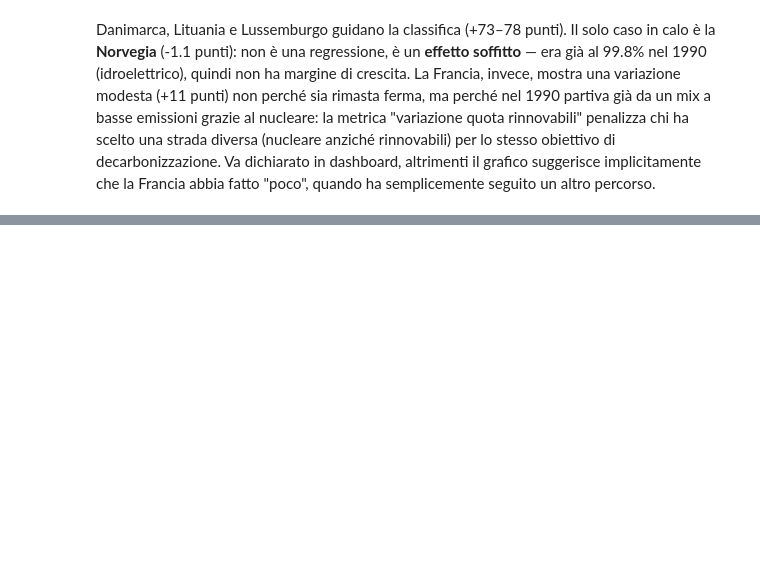
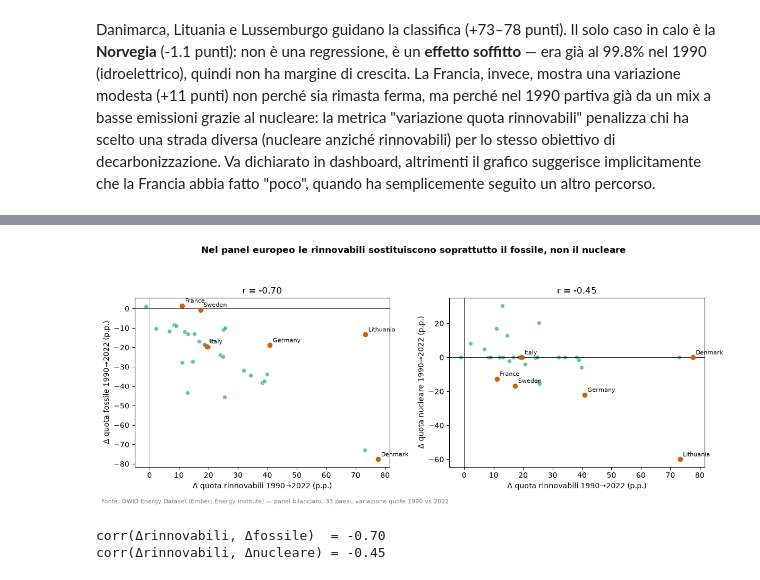
Before and after one commit to marco-pedretti/Progetto-Data-Visualization-e-Dashboard-Design, a Jupyter notebook: eda_energia_europa.ipynb, the cells around one changed output, grey strips where cells are left out. Cells and saved outputs as stored; diff of their text form; code cells hidden in the pictures; blank space fills up the shorter version.

```diff
--- a/eda_energia_europa.ipynb
+++ b/eda_energia_europa.ipynb
@@ -577,0 +653,40 @@ dichiarato in dashboard, altrimenti il grafico suggerisce implicitamente che la
+# %%
+first_last_all = bal_all[bal_all["year"].isin([1990, 2022])].pivot_table(
+    index="country", columns="year",
+    values=["fossil_share_elec", "nuclear_share_elec", "renewables_share_elec"],
+)
+d_renew = first_last_all["renewables_share_elec"][2022] - first_last_all["renewables_share_elec"][1990]
+d_fossil = first_last_all["fossil_share_elec"][2022] - first_last_all["fossil_share_elec"][1990]
+d_nuclear = first_last_all["nuclear_share_elec"][2022] - first_last_all["nuclear_share_elec"][1990]
+
+corr_fossil = d_renew.corr(d_fossil)
+corr_nuclear = d_renew.corr(d_nuclear)
+
+highlight = ["Germany", "Lithuania", "Denmark", "France", "Sweden", "Italy"]
+
+fig, axes = plt.subplots(1, 2, figsize=(12, 5))
+for ax, d_other, label, corr in [
+    (axes[0], d_fossil, "fossile", corr_fossil),
+    (axes[1], d_nuclear, "nucleare", corr_nuclear),
+]:
+    ax.scatter(d_renew, d_other, color=PALETTE["rinnovabili"], alpha=0.6, edgecolor="white")
+    for c in highlight:
+        ax.scatter(d_renew[c], d_other[c], color=PALETTE["calo"], zorder=3)
+        ax.annotate(c, (d_renew[c], d_other[c]), fontsize=8, xytext=(4, 4), textcoords="offset points")
+    ax.axhline(0, color="black", linewidth=0.6)
+    ax.axvline(0, color="black", linewidth=0.6)
+    ax.set_xlabel("Δ quota rinnovabili 1990→2022 (p.p.)")
+    ax.set_ylabel(f"Δ quota {label} 1990→2022 (p.p.)")
+    ax.set_title(f"r = {corr:.2f}")
+
+fig.suptitle("Nel panel europeo le rinnovabili sostituiscono soprattutto il fossile, non il nucleare", fontweight="bold")
+fig.text(0.01, 0.01, f"{SOURCE_NOTE} — panel bilanciato, 33 paesi, variazione quote 1990 vs 2022", fontsize=8, color="gray")
+plt.tight_layout(rect=[0, 0.03, 1, 0.92])
+plt.show()
+
+print(f"corr(Δrinnovabili, Δfossile)  = {corr_fossil:.2f}")
+print(f"corr(Δrinnovabili, Δnucleare) = {corr_nuclear:.2f}")
+# %% [output]
+[figure, added]
+corr(Δrinnovabili, Δfossile)  = -0.70
+corr(Δrinnovabili, Δnucleare) = -0.45
```
Also changed, not shown: parts of 14 cells of this notebook.
